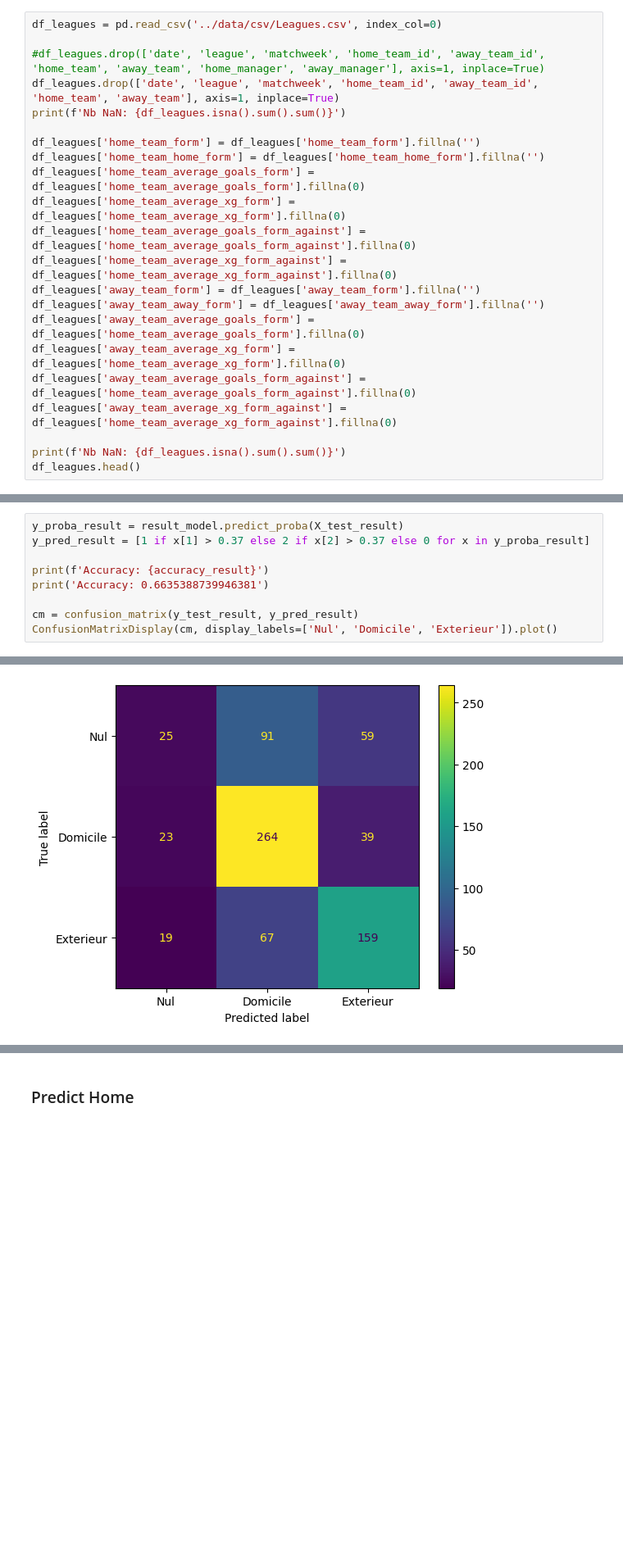
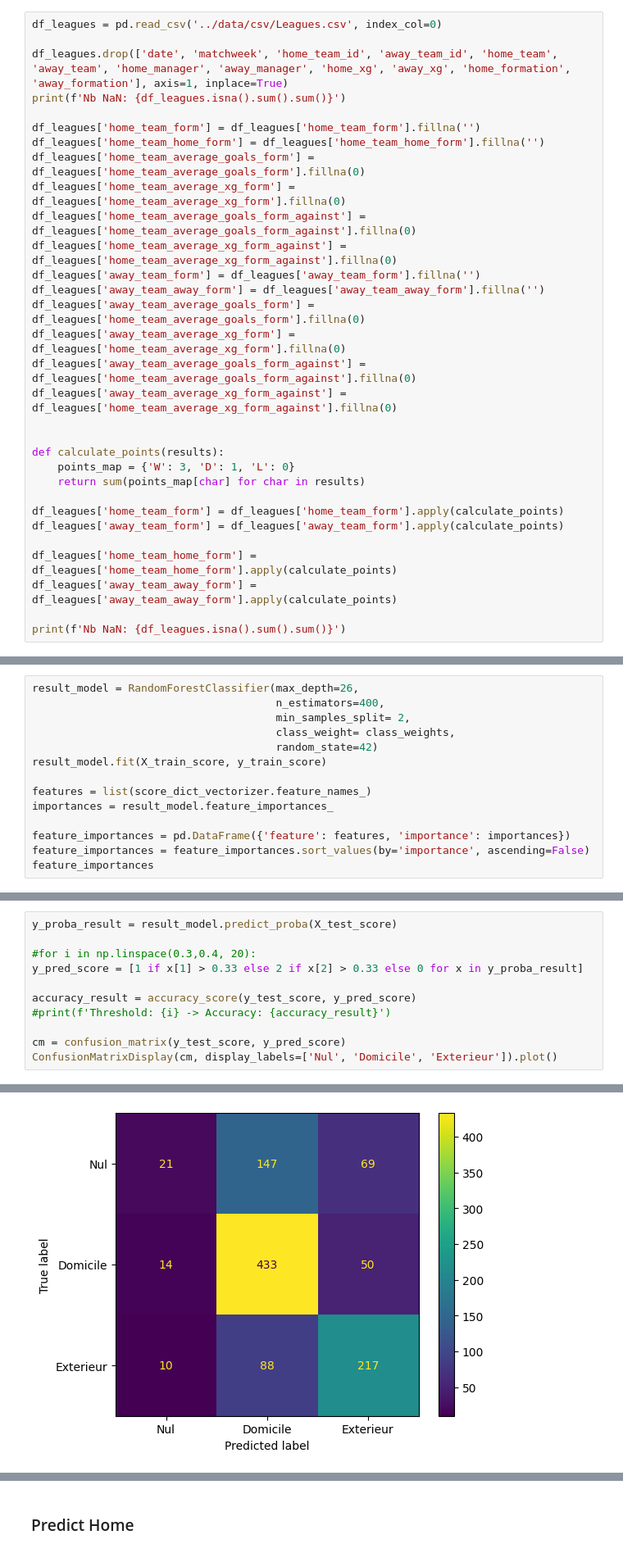
Before and after one commit to Flow791/ml_zoomcamp, a Jupyter notebook: mid_term_project/src/football_predict_model.ipynb, the cells around one changed output, grey strips where cells are left out. Shown: that part at 82% size. Saved outputs shown, nothing was run; the diff lists cells and outputs as text; blank space fills up the shorter version.

```diff
--- a/mid_term_project/src/football_predict_model.ipynb
+++ b/mid_term_project/src/football_predict_model.ipynb
@@ -22,8 +24,7 @@ from xgboost import XGBClassifier
 # %%
 df_leagues = pd.read_csv('../data/csv/Leagues.csv', index_col=0)
 
-#df_leagues.drop(['date', 'league', 'matchweek', 'home_team_id', 'away_team_id', 'home_team', 'away_team', 'home_manager', 'away_manager'], axis=1, inplace=True)
-df_leagues.drop(['date', 'league', 'matchweek', 'home_team_id', 'away_team_id', 'home_team', 'away_team'], axis=1, inplace=True)
+df_leagues.drop(['date', 'matchweek', 'home_team_id', 'away_team_id', 'home_team', 'away_team', 'home_manager', 'away_manager', 'home_xg', 'away_xg', 'home_formation', 'away_formation'], axis=1, inplace=True)
 print(f'Nb NaN: {df_leagues.isna().sum().sum()}')
 
 df_leagues['home_team_form'] = df_leagues['home_team_form'].fillna('')
@@ -39,6 +40,16 @@ df_leagues['away_team_average_xg_form'] = df_leagues['home_team_average_xg_form'
 df_leagues['away_team_average_goals_form_against'] = df_leagues['home_team_average_goals_form_against'].fillna(0)
 df_leagues['away_team_average_xg_form_against'] = df_leagues['home_team_average_xg_form_against'].fillna(0)
 
+
+def calculate_points(results):
+    points_map = {'W': 3, 'D': 1, 'L': 0}
+    return sum(points_map[char] for char in results)
+
+df_leagues['home_team_form'] = df_leagues['home_team_form'].apply(calculate_points)
+df_leagues['away_team_form'] = df_leagues['away_team_form'].apply(calculate_points)
+
+df_leagues['home_team_home_form'] = df_leagues['home_team_home_form'].apply(calculate_points)
+df_leagues['away_team_away_form'] = df_leagues['away_team_away_form'].apply(calculate_points)
+
 print(f'Nb NaN: {df_leagues.isna().sum().sum()}')
-df_leagues.head()
 # %% [output]
@@ -174,0 +144,14 @@ Meilleur score : 0.6510230121524849
+# %%
+result_model = RandomForestClassifier(max_depth=26,
+                                      n_estimators=400,
+                                      min_samples_split= 2,
+                                      class_weight= class_weights,
+                                      random_state=42)
+result_model.fit(X_train_score, y_train_score)
+
+features = list(score_dict_vectorizer.feature_names_)
+importances = result_model.feature_importances_
+
+feature_importances = pd.DataFrame({'feature': features, 'importance': importances})
+feature_importances = feature_importances.sort_values(by='importance', ascending=False)
+feature_importances
@@ -184,10 +183,12 @@ Accuracy: 0.6514745308310992
 # %%
-y_proba_result = result_model.predict_proba(X_test_result)
-y_pred_result = [1 if x[1] > 0.37 else 2 if x[2] > 0.37 else 0 for x in y_proba_result]
+y_proba_result = result_model.predict_proba(X_test_score)
 
-print(f'Accuracy: {accuracy_result}')
-print('Accuracy: 0.6635388739946381')
+#for i in np.linspace(0.3,0.4, 20):
+y_pred_score = [1 if x[1] > 0.33 else 2 if x[2] > 0.33 else 0 for x in y_proba_result]
 
-cm = confusion_matrix(y_test_result, y_pred_result)
+accuracy_result = accuracy_score(y_test_score, y_pred_score)
+#print(f'Threshold: {i} -> Accuracy: {accuracy_result}')
+
+cm = confusion_matrix(y_test_score, y_pred_score)
 ConfusionMatrixDisplay(cm, display_labels=['Nul', 'Domicile', 'Exterieur']).plot()
 # %% [output]
@@ -197 +196 @@ Accuracy: 0.6635388739946381
-[figure, old version]
+[figure, new version]
```
Also changed, not shown: parts of 11 cells of this notebook, 20 other files.
